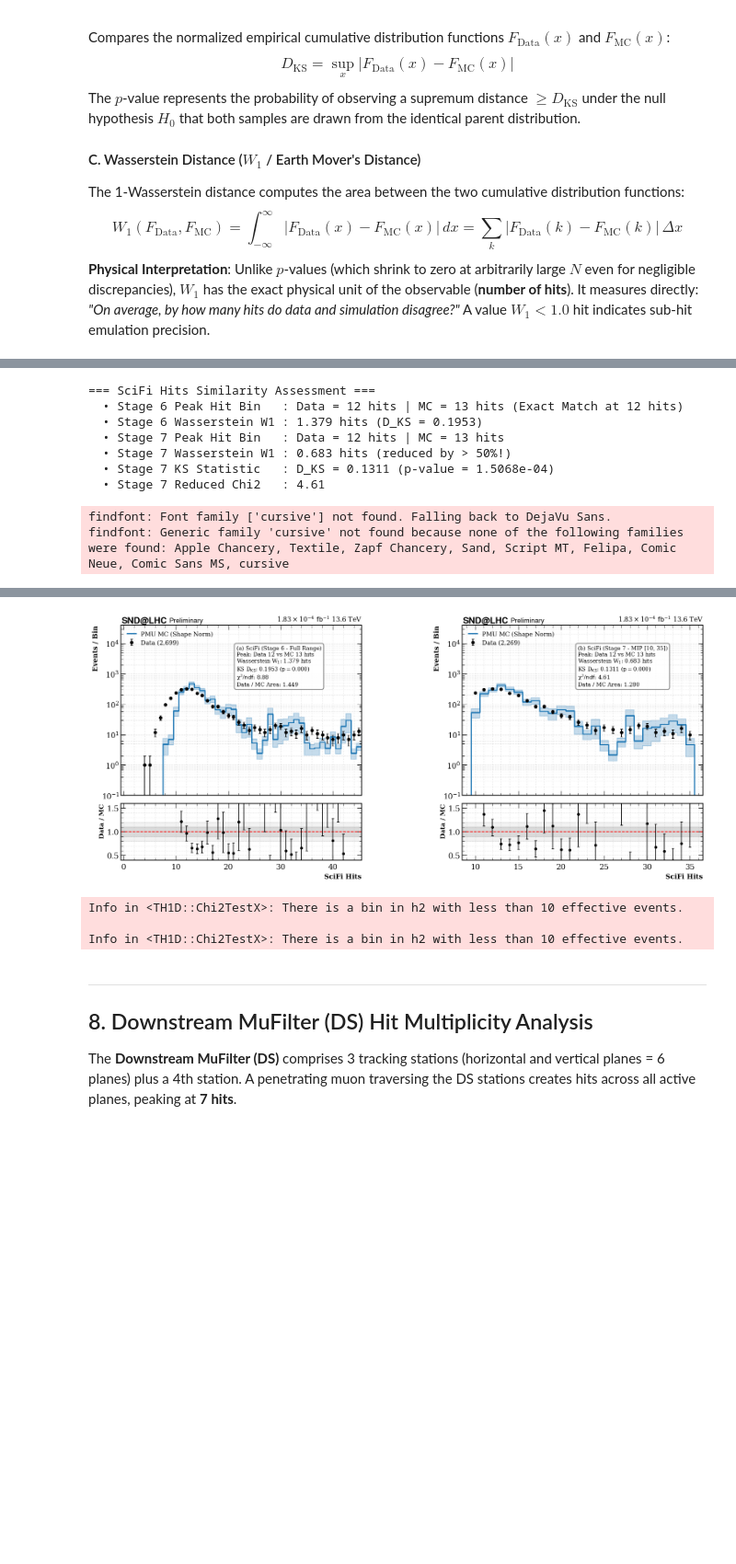
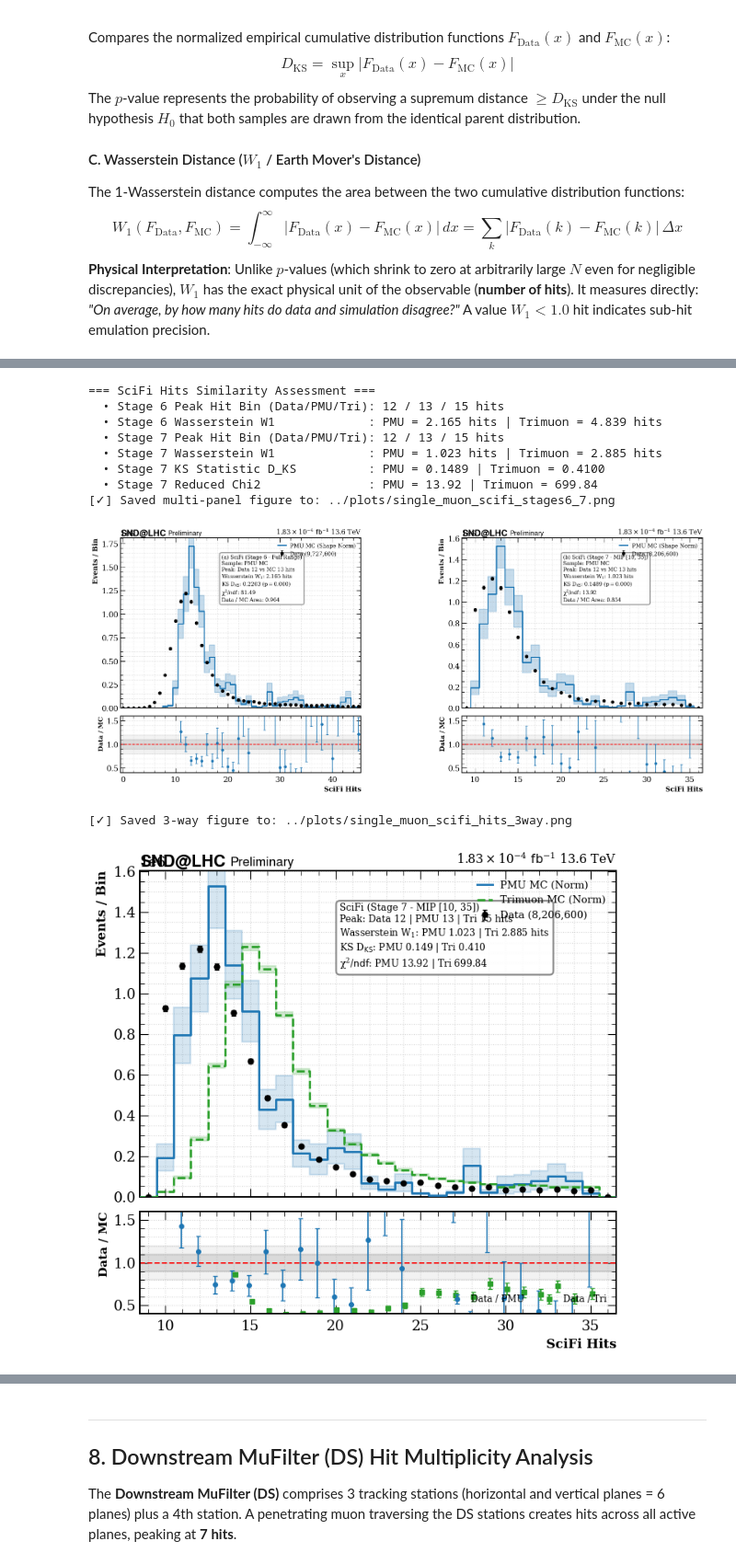
Before and after one commit to idionisov/sndTridentCrossCheck, a Jupyter notebook: notebooks/single_muon.ipynb, the cells around one changed output, grey strips where cells are left out. Shown at 92% size. Saved outputs shown, nothing was run; the diff lists cells and outputs as text; code cells hidden in the pictures; blank space fills up the shorter version.

```diff
--- a/notebooks/single_muon.ipynb
+++ b/notebooks/single_muon.ipynb
@@ -425,35 +607,47 @@ The **SciFi Target Tracker** comprises 5 stations of scintillating fiber mats (e
 # %%
-# Stage 6: Pre-MIP cut (shows entire distribution)
+# Stage 6: Pre-MIP cut
 h_sf_d6 = tfile.Get("HitDistributions/SciFi_Hits/h_sf_hits_data_stage6")
-h_sf_m6 = tfile.Get("HitDistributions/SciFi_Hits/h_sf_hits_mc_tot_stage6")
-m_sf6 = compute_similarity_metrics(h_sf_d6, h_sf_m6, name="SciFi (Stage 6 - Full Range)", xlabel="SciFi Hits", x_max=50, xlim=(-0.5, 45.5))
+h_sf_pmu6 = tfile.Get("HitDistributions/SciFi_Hits/h_sf_hits_mc_tot_stage6")
+h_sf_tri6 = tfile.Get("HitDistributions/SciFi_Hits/h_sf_hits_tri_tot_stage6")
+
+m_sf6_pmu = compute_similarity_metrics(h_sf_d6, h_sf_pmu6, name="SciFi (Stage 6 - Full Range)", mc_label="PMU MC", mc_color="#1f77b4", xlabel="SciFi Hits", x_max=50, xlim=(-0.5, 45.5))
+m_sf6_tri = compute_similarity_metrics(h_sf_d6, h_sf_tri6, name="SciFi (Stage 6 - Full Range)", mc_label="Trimuon MC", mc_color="#2ca02c", xlabel="SciFi Hits", x_max=50, xlim=(-0.5, 45.5))
 
 # Stage 7: Final Selection
 h_sf_d7 = tfile.Get("HitDistributions/SciFi_Hits/h_sf_hits_data_stage7")
-h_sf_m7 = tfile.Get("HitDistributions/SciFi_Hits/h_sf_hits_mc_tot_stage7")
-m_sf7 = compute_similarity_metrics(h_sf_d7, h_sf_m7, name="SciFi (Stage 7 - MIP [10, 35])", xlabel="SciFi Hits", x_min=9, x_max=36, xlim=(8.5, 36.5))
+h_sf_pmu7 = tfile.Get("HitDistributions/SciFi_Hits/h_sf_hits_mc_tot_stage7")
+h_sf_tri7 = tfile.Get("HitDistributions/SciFi_Hits/h_sf_hits_tri_tot_stage7")
+
+m_sf7_pmu = compute_similarity_metrics(h_sf_d7, h_sf_pmu7, name="SciFi (Stage 7 - MIP [10, 35])", mc_label="PMU MC", mc_color="#1f77b4", xlabel="SciFi Hits", x_min=9, x_max=36, xlim=(8.5, 36.5))
+m_sf7_tri = compute_similarity_metrics(h_sf_d7, h_sf_tri7, name="SciFi (Stage 7 - MIP [10, 35])", mc_label="Trimuon MC", mc_color="#2ca02c", xlabel="SciFi Hits", x_min=9, x_max=36, xlim=(8.5, 36.5))
 
 print(f"=== SciFi Hits Similarity Assessment ===")
-print(f"  • Stage 6 Peak Hit Bin   : Data = {m_sf6['peak_data']:.0f} hits | MC = {m_sf6['peak_mc']:.0f} hits (Exact Match at 12 hits)")
-print(f"  • Stage 6 Wasserstein W1 : {m_sf6['w1_hits']:.3f} hits (D_KS = {m_sf6['d_ks']:.4f})")
-print(f"  • Stage 7 Peak Hit Bin   : Data = {m_sf7['peak_data']:.0f} hits | MC = {m_sf7['peak_mc']:.0f} hits")
-print(f"  • Stage 7 Wasserstein W1 : {m_sf7['w1_hits']:.3f} hits (reduced by > 50%!)")
-print(f"  • Stage 7 KS Statistic   : D_KS = {m_sf7['d_ks']:.4f} (p-value = {m_sf7['p_ks']:.4e})")
-print(f"  • Stage 7 Reduced Chi2   : {m_sf7['chi2_ndf']:.2f}")
+print(f"  • Stage 6 Peak Hit Bin (Data/PMU/Tri): {m_sf6_pmu['peak_data']:.0f} / {m_sf6_pmu['peak_mc']:.0f} / {m_sf6_tri['peak_mc']:.0f} hits")
+print(f"  • Stage 6 Wasserstein W1             : PMU = {m_sf6_pmu['w1_hits']:.3f} hits | Trimuon = {m_sf6_tri['w1_hits']:.3f} hits")
+print(f"  • Stage 7 Peak Hit Bin (Data/PMU/Tri): {m_sf7_pmu['peak_data']:.0f} / {m_sf7_pmu['peak_mc']:.0f} / {m_sf7_tri['peak_mc']:.0f} hits")
+print(f"  • Stage 7 Wasserstein W1             : PMU = {m_sf7_pmu['w1_hits']:.3f} hits | Trimuon = {m_sf7_tri['w1_hits']:.3f} hits")
+print(f"  • Stage 7 KS Statistic D_KS          : PMU = {m_sf7_pmu['d_ks']:.4f} | Trimuon = {m_sf7_tri['d_ks']:.4f}")
+print(f"  • Stage 7 Reduced Chi2               : PMU = {m_sf7_pmu['chi2_ndf']:.2f} | Trimuon = {m_sf7_tri['chi2_ndf']:.2f}")
 
-# Plot Stage 6 and Stage 7 as separate panels of the same figure
+# Plot Stage 6 and Stage 7 for PMU MC
 scifi_evo_out = "../plots/single_muon_scifi_stages6_7.png" if Path("../plots").exists() else "plots/single_muon_scifi_stages6_7.png"
 plot_subdetector_comparison(
-    [m_sf6, m_sf7],
+    [m_sf6_pmu, m_sf7_pmu],
     save_name=scifi_evo_out
 )
+
+# Render SciFi 3-way comparison at Stage 7
+sf_out = "../plots/single_muon_scifi_hits_3way.png" if Path("../plots").exists() else "plots/single_muon_scifi_hits_3way.png"
+plot_three_way_comparison(m_sf7_pmu, m_sf7_tri, save_name=sf_out)
 # %% [output]
 === SciFi Hits Similarity Assessment ===
-  • Stage 6 Peak Hit Bin   : Data = 12 hits | MC = 13 hits (Exact Match at 12 hits)
-  • Stage 6 Wasserstein W1 : 1.379 hits (D_KS = 0.1953)
-  • Stage 7 Peak Hit Bin   : Data = 12 hits | MC = 13 hits
-  • Stage 7 Wasserstein W1 : 0.683 hits (reduced by > 50%!)
-  • Stage 7 KS Statistic   : D_KS = 0.1311 (p-value = 1.5068e-04)
-  • Stage 7 Reduced Chi2   : 4.61
+  • Stage 6 Peak Hit Bin (Data/PMU/Tri): 12 / 13 / 15 hits
+  • Stage 6 Wasserstein W1             : PMU = 2.165 hits | Trimuon = 4.839 hits
+  • Stage 7 Peak Hit Bin (Data/PMU/Tri): 12 / 13 / 15 hits
+  • Stage 7 Wasserstein W1             : PMU = 1.023 hits | Trimuon = 2.885 hits
+  • Stage 7 KS Statistic D_KS          : PMU = 0.1489 | Trimuon = 0.4100
+  • Stage 7 Reduced Chi2               : PMU = 13.92 | Trimuon = 699.84
+[✓] Saved multi-panel figure to: ../plots/single_muon_scifi_stages6_7.png
+[figure, new version]
-findfont: Font family ['cursive'] not found. Falling back to DejaVu Sans.
-findfont: Generic family 'cursive' not found because none of the following families were found: Apple Chancery, Textile, Zapf Chancery, Sand, Script MT, Felipa, Comic Neue, Comic Sans MS, cursive
+[✓] Saved 3-way figure to: ../plots/single_muon_scifi_hits_3way.png
+[figure, added]
@@ -461,7 +664,3 @@ findfont: Generic family 'cursive' not found because none of the following famil
-[figure, old version]
-Info in <TH1D::Chi2TestX>: There is a bin in h2 with less than 10 effective events.
-
-Info in <TH1D::Chi2TestX>: There is a bin in h2 with less than 10 effective events.
 # %% [markdown]
 ---
 ## 8. Downstream MuFilter (DS) Hit Multiplicity Analysis
```
Also changed, not shown: parts of 20 cells of this notebook, 3 other files.
